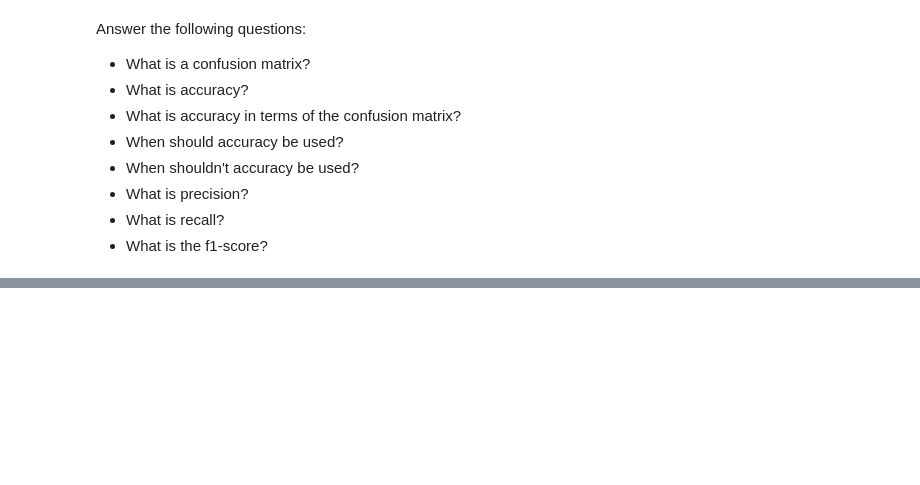
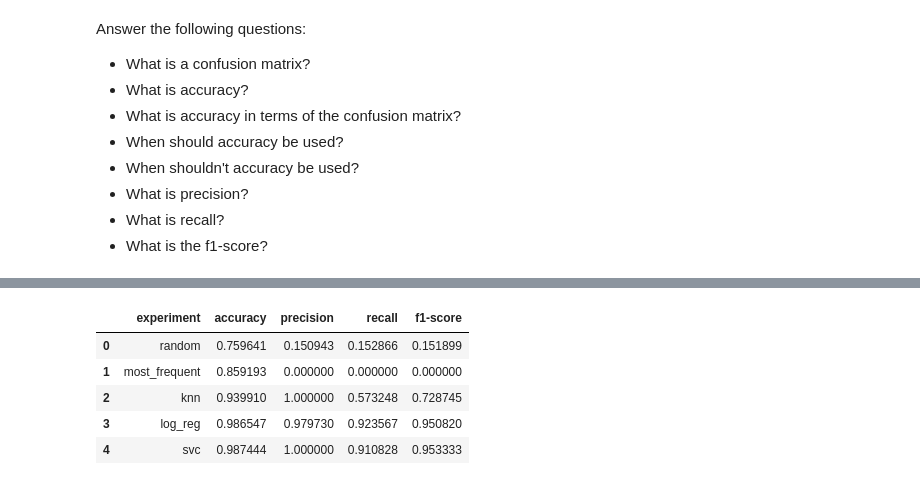
Before and after one commit to bili2002/ML_23-24, a Jupyter notebook: Week_06 - Classification. SVM/solution_svm.ipynb, the cells around one changed output, grey strips where cells are left out. Drawn from its saved outputs; the diff is of its cells as text; code cells hidden in the pictures; blank space fills up the shorter version.

```diff
--- a/Week_06 - Classification. SVM/solutions_partial_svm.ipynb
+++ b/Week_06 - Classification. SVM/solution_svm.ipynb
@@ -584,0 +550,16 @@ Precision and Recall can hardly be maximized together.
+# %%
+df_results = pd.concat([df_results, pd.DataFrame({
+    'experiment': ['svc'],
+    'accuracy': [accuracy_score(y_test, y_pred)],
+    'precision': [precision_score(y_test, y_pred)],
+    'recall': [recall_score(y_test, y_pred)],
+    'f1-score': [f1_score(y_test, y_pred)]
+})], ignore_index=True)
+df_results
+# %% [output]
+|  | experiment | accuracy | precision | recall | f1-score |
+| 0 | random | 0.759641 | 0.150943 | 0.152866 | 0.151899 |
+| 1 | most_frequent | 0.859193 | 0.000000 | 0.000000 | 0.000000 |
+| 2 | knn | 0.939910 | 1.000000 | 0.573248 | 0.728745 |
+| 3 | log_reg | 0.986547 | 0.979730 | 0.923567 | 0.950820 |
+| 4 | svc | 0.987444 | 1.000000 | 0.910828 | 0.953333 |
```
Also changed, not shown: parts of 46 cells of this notebook.
